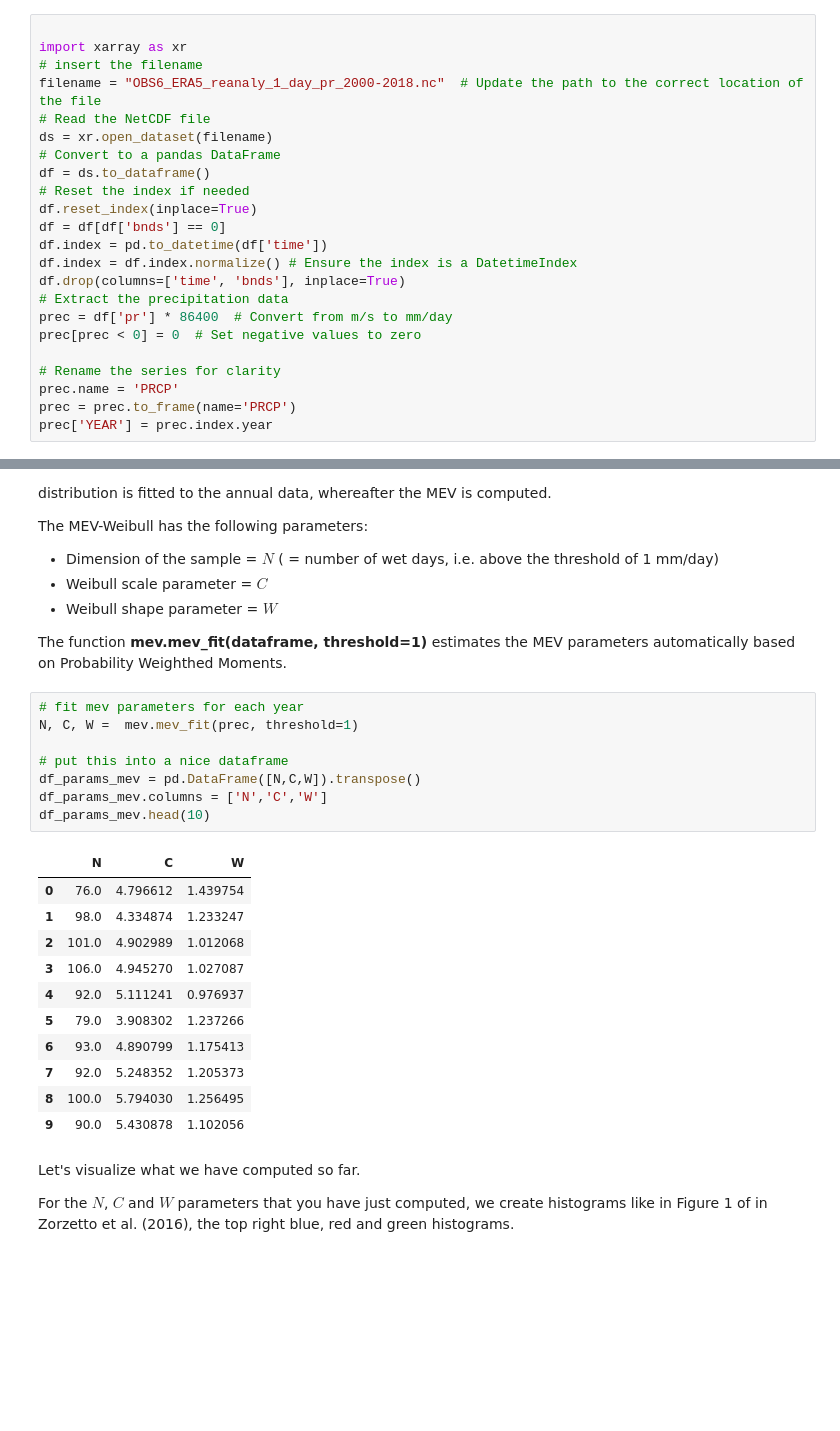
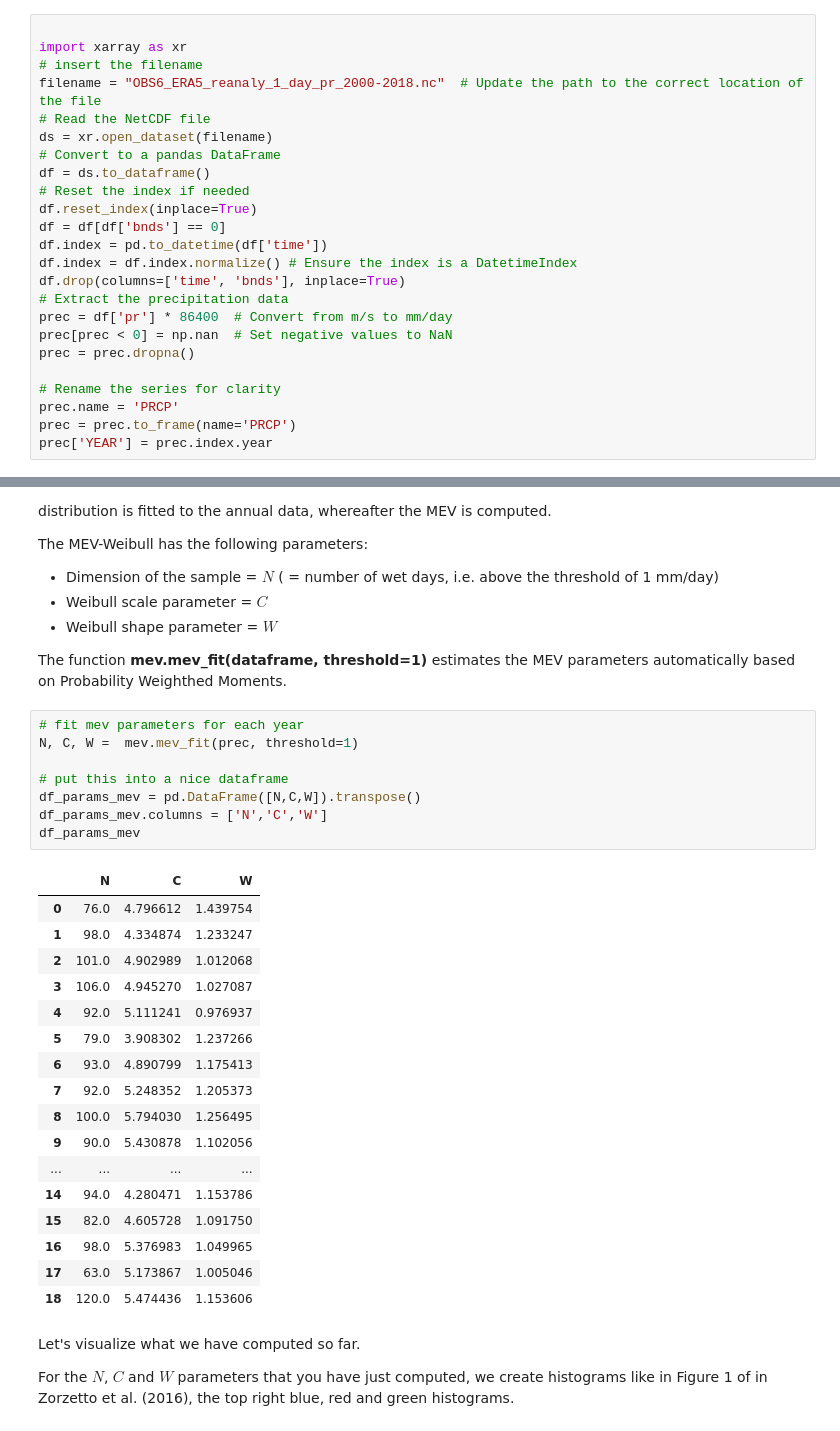
Before and after one commit to mmarrocolo/JUCARbasin, a Jupyter notebook: Exercise Floods/EVA-Gumbel+GEV+MEV_2024_student_version.ipynb, the cells around one changed output, grey strips where cells are left out. Drawn from its saved outputs; the diff is of its cells as text; blank space fills up the shorter version.

```diff
--- a/Exercise Floods/EVA-Gumbel+GEV+MEV_2024_student_version.ipynb
+++ b/Exercise Floods/EVA-Gumbel+GEV+MEV_2024_student_version.ipynb
@@ -119,7 +119,8 @@ df.index = df.index.normalize() # Ensure the index is a DatetimeIndex
 df.drop(columns=['time', 'bnds'], inplace=True)
 # Extract the precipitation data
 prec = df['pr'] * 86400  # Convert from m/s to mm/day
-prec[prec < 0] = 0  # Set negative values to zero
+prec[prec < 0] = np.nan  # Set negative values to NaN
+prec = prec.dropna()
 
 # Rename the series for clarity
 prec.name = 'PRCP'
@@ -501,23 +505,29 @@ The function __mev.mev_fit(dataframe, threshold=1)__ estimates the MEV parameter
 # %%
 # fit mev parameters for each year
 N, C, W =  mev.mev_fit(prec, threshold=1)
 
 # put this into a nice dataframe
 df_params_mev = pd.DataFrame([N,C,W]).transpose()
 df_params_mev.columns = ['N','C','W']
-df_params_mev.head(10)
+df_params_mev
 # %% [output]
 |  | N | C | W |
 | 0 | 76.0 | 4.796612 | 1.439754 |
 | 1 | 98.0 | 4.334874 | 1.233247 |
 | 2 | 101.0 | 4.902989 | 1.012068 |
 | 3 | 106.0 | 4.945270 | 1.027087 |
 | 4 | 92.0 | 5.111241 | 0.976937 |
 | 5 | 79.0 | 3.908302 | 1.237266 |
 | 6 | 93.0 | 4.890799 | 1.175413 |
 | 7 | 92.0 | 5.248352 | 1.205373 |
 | 8 | 100.0 | 5.794030 | 1.256495 |
 | 9 | 90.0 | 5.430878 | 1.102056 |
+| ... | ... | ... | ... |
+| 14 | 94.0 | 4.280471 | 1.153786 |
+| 15 | 82.0 | 4.605728 | 1.091750 |
+| 16 | 98.0 | 5.376983 | 1.049965 |
+| 17 | 63.0 | 5.173867 | 1.005046 |
+| 18 | 120.0 | 5.474436 | 1.153606 |
 # %% [markdown]
 Let's visualize what we have computed so far.
 
```
Also changed, not shown: parts of 7 cells of this notebook, 1 other file.
